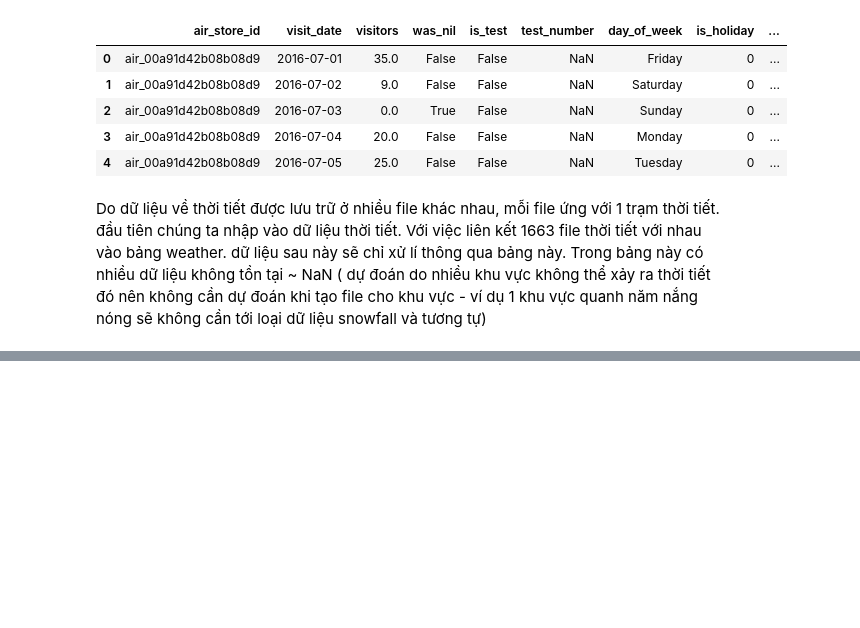
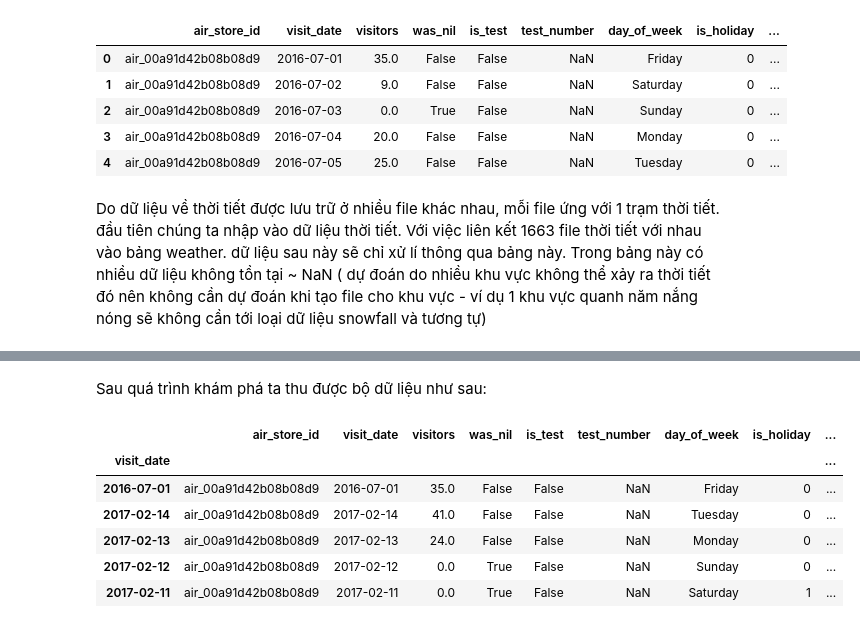
Before and after one commit to pdthuc/Project-Applied_Data_Science, a Jupyter notebook: Group12_Notebook.ipynb, the cells around one changed output, grey strips where cells are left out. Saved outputs shown, nothing was run; the diff lists cells and outputs as text; code cells hidden in the pictures; blank space fills up the shorter version.

Commit message:
upload final DataFrame

```diff
--- a/Group12_Notebook.ipynb
+++ b/Group12_Notebook.ipynb
@@ -225,0 +249,16 @@ weather.head()
+# %% [markdown]
+Sau quá trình khám phá ta thu được bộ dữ liệu như sau:
+# %%
+data['visit_date'] = pd.to_datetime(data['visit_date'])
+#data.index = data['visit_date']
+#data.sort_values(['air_store_id', 'visit_date'], inplace=True)
+
+data.head()
+# %% [output]
+|  | air_store_id | visit_date | visitors | was_nil | is_test | test_number | day_of_week | is_holiday | ... |
+| visit_date |  |  |  |  |  |  |  |  | ... |
+| 2016-07-01 | air_00a91d42b08b08d9 | 2016-07-01 | 35.0 | False | False | NaN | Friday | 0 | ... |
+| 2017-02-14 | air_00a91d42b08b08d9 | 2017-02-14 | 41.0 | False | False | NaN | Tuesday | 0 | ... |
+| 2017-02-13 | air_00a91d42b08b08d9 | 2017-02-13 | 24.0 | False | False | NaN | Monday | 0 | ... |
+| 2017-02-12 | air_00a91d42b08b08d9 | 2017-02-12 | 0.0 | True | False | NaN | Sunday | 0 | ... |
+| 2017-02-11 | air_00a91d42b08b08d9 | 2017-02-11 | 0.0 | True | False | NaN | Saturday | 1 | ... |
```
Also changed, not shown: parts of 5 cells of this notebook.
